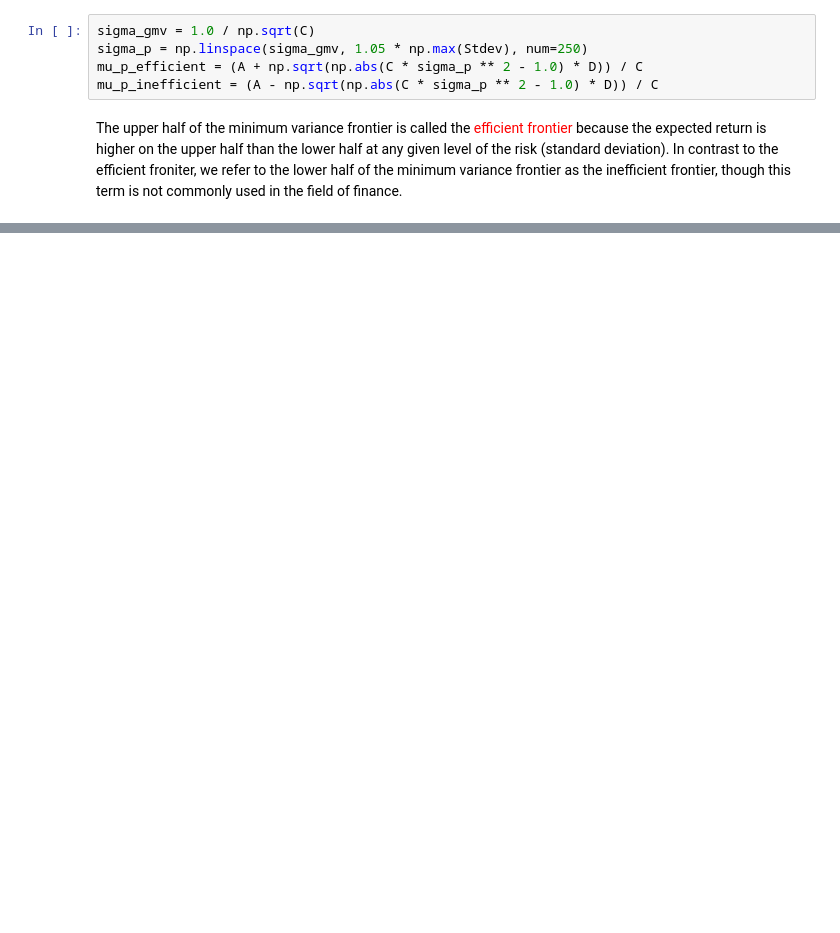
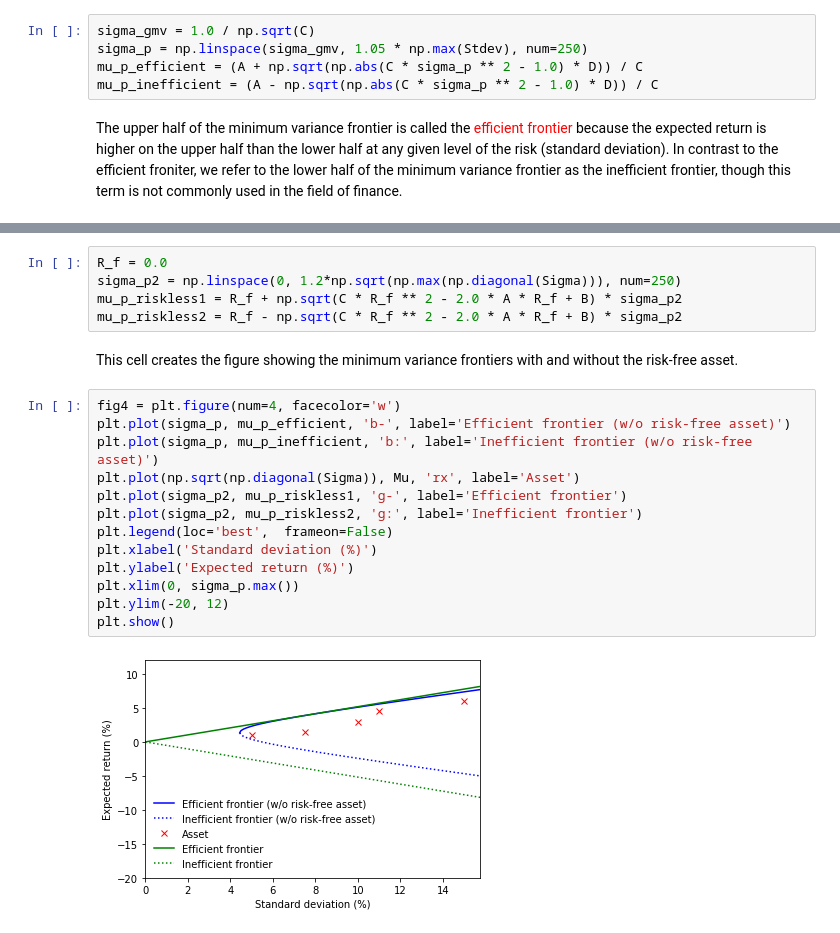
Before and after one commit to nakatsuma/GES-PEARL, a Jupyter notebook: notebook/ges_mvf.ipynb, the cells around one changed output, grey strips where cells are left out. Cells and saved outputs as stored; diff of their text form; blank space fills up the shorter version.

```diff
--- a/notebook/ges_mvf.ipynb
+++ b/notebook/ges_mvf.ipynb
@@ -146,0 +248,22 @@ plt.show()
+# %%
+R_f = 0.0
+sigma_p2 = np.linspace(0, 1.2*np.sqrt(np.max(np.diagonal(Sigma))), num=250)
+mu_p_riskless1 = R_f + np.sqrt(C * R_f ** 2 - 2.0 * A * R_f + B) * sigma_p2
+mu_p_riskless2 = R_f - np.sqrt(C * R_f ** 2 - 2.0 * A * R_f + B) * sigma_p2
+# %% [markdown]
+This cell creates the figure showing the minimum variance frontiers with and without the risk-free asset.
+# %%
+fig4 = plt.figure(num=4, facecolor='w')
+plt.plot(sigma_p, mu_p_efficient, 'b-', label='Efficient frontier (w/o risk-free asset)')
+plt.plot(sigma_p, mu_p_inefficient, 'b:', label='Inefficient frontier (w/o risk-free asset)')
+plt.plot(np.sqrt(np.diagonal(Sigma)), Mu, 'rx', label='Asset')
+plt.plot(sigma_p2, mu_p_riskless1, 'g-', label='Efficient frontier')
+plt.plot(sigma_p2, mu_p_riskless2, 'g:', label='Inefficient frontier')
+plt.legend(loc='best',  frameon=False)
+plt.xlabel('Standard deviation (%)')
+plt.ylabel('Expected return (%)')
+plt.xlim(0, sigma_p.max())
+plt.ylim(-20, 12)
+plt.show()
+# %% [output]
+[figure, added]
```
Also changed, not shown: parts of 17 cells of this notebook.
